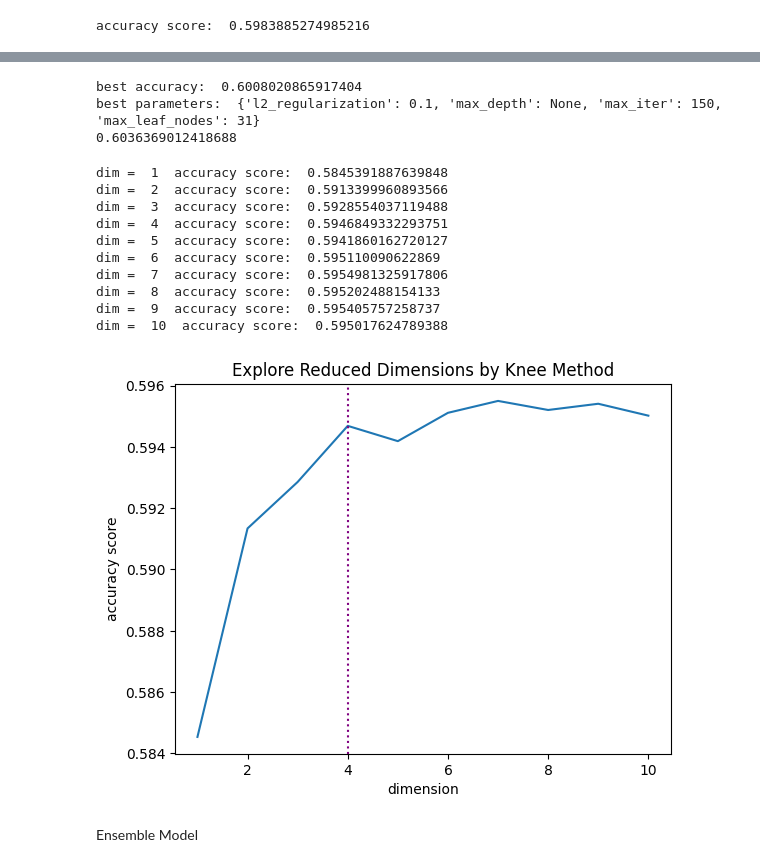
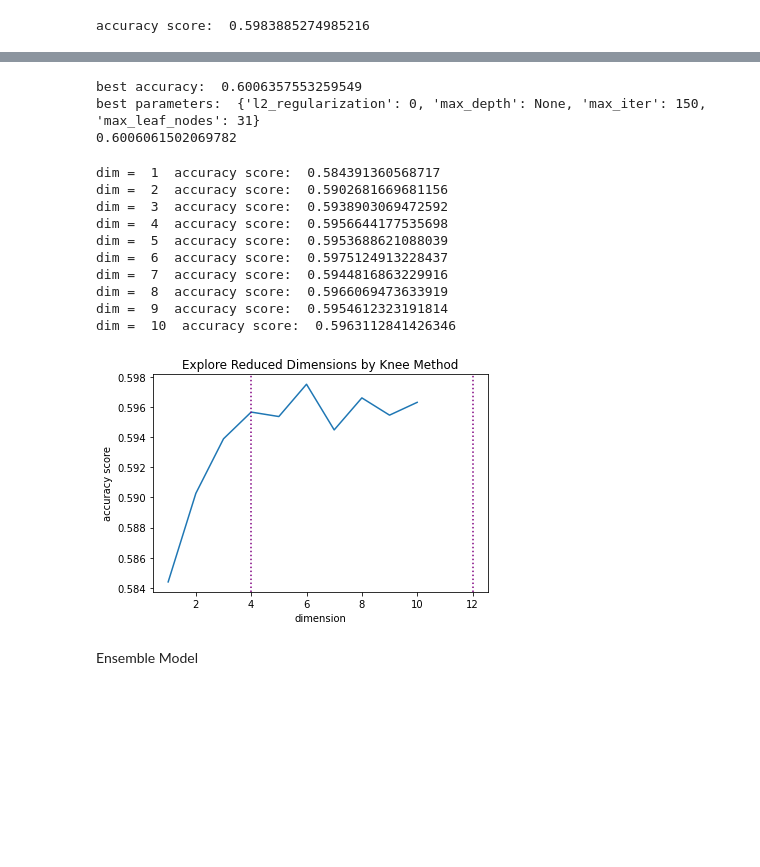
Before and after one commit to austin-py/396-DataPipeline, a Jupyter notebook: Final Project Colab.ipynb, the cells around one changed output, grey strips where cells are left out. Drawn from its saved outputs; the diff is of its cells as text; code cells hidden in the pictures; blank space fills up the shorter version.

```diff
--- a/Final Project Colab.ipynb
+++ b/Final Project Colab.ipynb
@@ -327,5 +327,5 @@ PCA() score =  0.5329686575990538
 # %%
-hist_params = {"max_iter": [100, 150], "max_leaf_nodes": [31, None], "max_depth": [9, None], "l2_regularization": [0, 0.001, 0.1]}
+hist_params = {"max_iter": [100, 150, 200], "max_leaf_nodes": [31, None], "max_depth": [9, None], "l2_regularization": [0, 0.001, 0.1]}
 hist_clf = HistGradientBoostingClassifier()
 hist_clf_cv = GridSearchCV(hist_clf, scoring='accuracy', cv=5, param_grid=hist_params)
 hist_clf_cv.fit(x_train, y_train)
@@ -333,9 +333,9 @@ print("best accuracy: ", hist_clf_cv.best_score_)
 print("best parameters: ", hist_clf_cv.best_params_)
 print(hist_clf_cv.score(x_test, y_test))
 # %% [output]
-best accuracy:  0.6008020865917404
-best parameters:  {'l2_regularization': 0.1, 'max_depth': None, 'max_iter': 150, 'max_leaf_nodes': 31}
-0.6036369012418688
+best accuracy:  0.6006357553259549
+best parameters:  {'l2_regularization': 0, 'max_depth': None, 'max_iter': 150, 'max_leaf_nodes': 31}
+0.6006061502069782
 # %%
 # Plot
 dims = list(range(1, 11))
@@ -346,32 +346,33 @@ for dim in dims:
     trans_s_data = pca_project.fit_transform(x_train)
 
     # CV
-    hist_params = {'l2_regularization': [0.1], 'max_depth': [None], 'max_iter': [150], 'max_leaf_nodes': [31]}
+    hist_params = {'l2_regularization': [0.001], 'max_depth': [None], 'max_iter': [100], 'max_leaf_nodes': [31]}
     hist_clf = HistGradientBoostingClassifier()
     hist_clf_cv = GridSearchCV(hist_clf, scoring='accuracy', cv=5, param_grid=hist_params)
     hist_clf_cv.fit(trans_s_data, y_train)
     acc_scores.append(hist_clf_cv.best_score_)
     print("dim = ", dim, " accuracy score: ", hist_clf_cv.best_score_)
 # %% [output]
-dim =  1  accuracy score:  0.5845391887639848
-dim =  2  accuracy score:  0.5913399960893566
-dim =  3  accuracy score:  0.5928554037119488
-dim =  4  accuracy score:  0.5946849332293751
-dim =  5  accuracy score:  0.5941860162720127
-dim =  6  accuracy score:  0.595110090622869
-dim =  7  accuracy score:  0.5954981325917806
-dim =  8  accuracy score:  0.595202488154133
-dim =  9  accuracy score:  0.595405757258737
-dim =  10  accuracy score:  0.595017624789388
+dim =  1  accuracy score:  0.584391360568717
+dim =  2  accuracy score:  0.5902681669681156
+dim =  3  accuracy score:  0.5938903069472592
+dim =  4  accuracy score:  0.5956644177535698
+dim =  5  accuracy score:  0.5953688621088039
+dim =  6  accuracy score:  0.5975124913228437
+dim =  7  accuracy score:  0.5944816863229916
+dim =  8  accuracy score:  0.5966069473633919
+dim =  9  accuracy score:  0.5954612323191814
+dim =  10  accuracy score:  0.5963112841426346
 # %%
 plt.plot(dims, acc_scores)
 plt.axvline(x = 4, color = 'purple', label = 'axvline - full height', linestyle=":")
+plt.axvline(x = 12, color = 'purple', label = 'axvline - full height', linestyle=":")
 plt.xlabel("dimension")
 plt.ylabel("accuracy score")
 plt.title("Explore Reduced Dimensions by Knee Method")
 plt.show()
 # %% [output]
-[figure, old version]
+[figure, new version]
 # %% [markdown]
 Ensemble Model
 # %%
```
Also changed, not shown: parts of 19 cells of this notebook.
